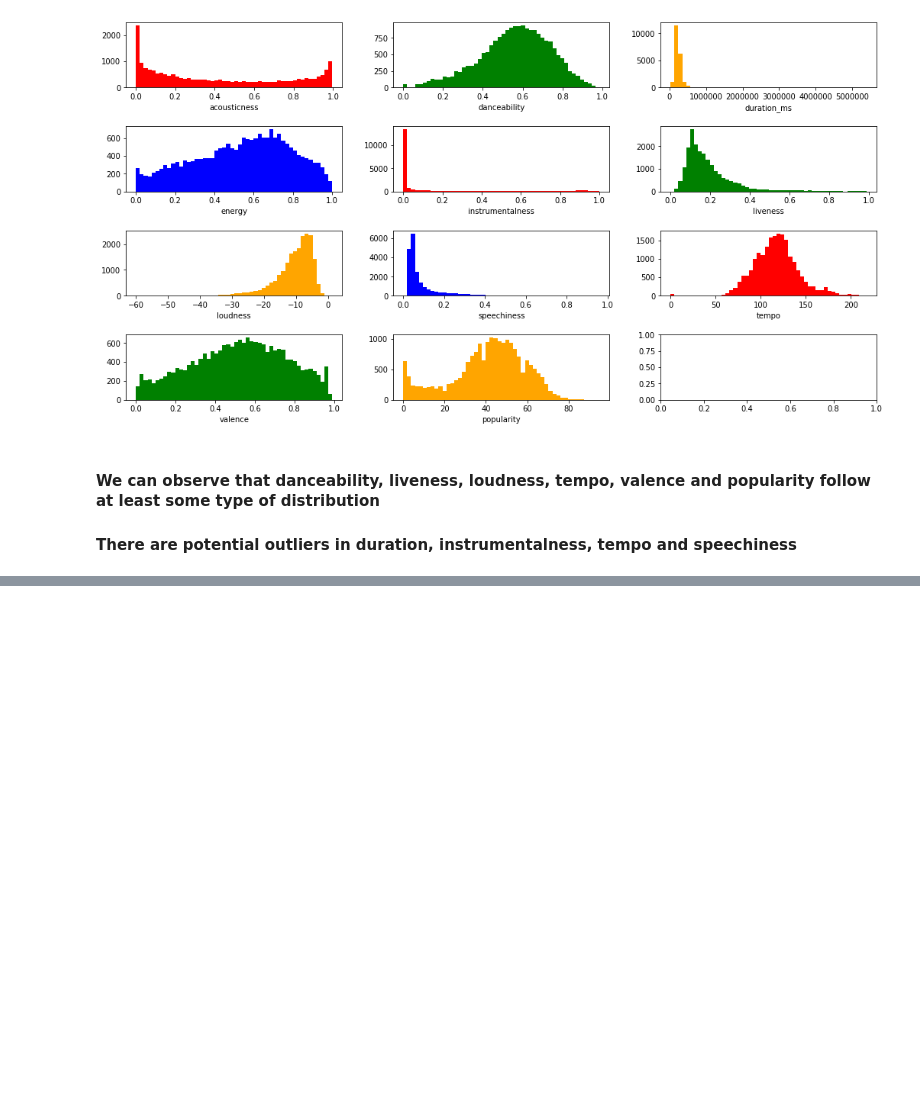
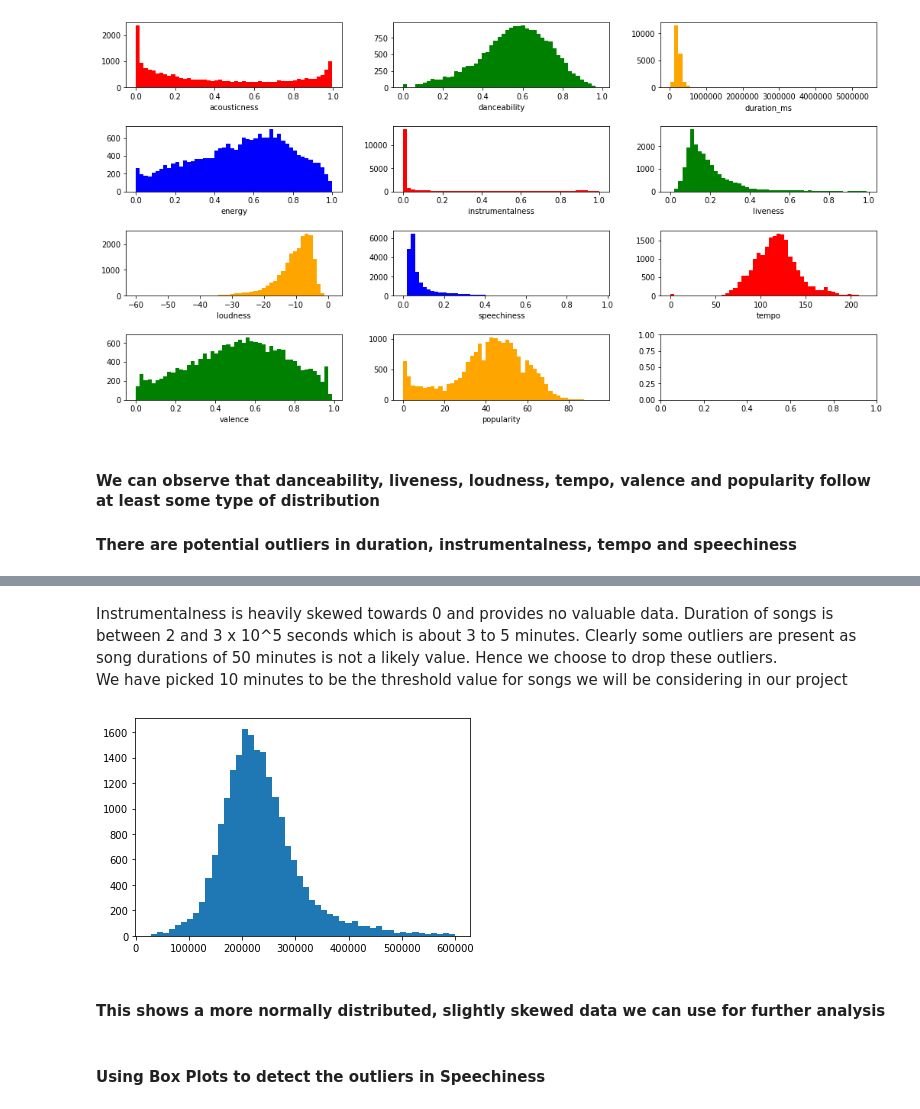
Before and after one commit to swarupa29/Data-science-project-Song-Genre, a Jupyter notebook: Visualisation.ipynb, the cells around one changed output, grey strips where cells are left out. Saved outputs shown, nothing was run; the diff lists cells and outputs as text; code cells hidden in the pictures; blank space fills up the shorter version.

```diff
--- a/Visualisation.ipynb
+++ b/Visualisation.ipynb
@@ -65,0 +78,14 @@ for feature in data.columns:
+# %% [markdown]
+Instrumentalness is heavily skewed towards 0 and provides no valuable data.
+Duration of songs is between 2 and 3 x 10^5 seconds which is about 3 to 5 minutes. Clearly some outliers are present as song durations of 50 minutes is not a likely value. Hence we choose to drop these outliers.
+<br>
+We have picked 10 minutes to be the threshold value for songs we will be considering in our project
+# %%
+DUR_MAX = 6e+05
+outliers = data[data['duration_ms'] > DUR_MAX].index
+data.drop(outliers, inplace=True)
+f, edge, plot = plt.hist(data['duration_ms'],50)
+# %% [output]
+[figure, added]
+# %% [markdown]
+#### This shows a more normally distributed, slightly skewed data we can use for further analysis
@@ -65,0 +95,2 @@ for feature in data.columns:
+# %% [markdown]
+#### Using Box Plots to detect the outliers in Speechiness
```
Also changed, not shown: parts of 12 cells of this notebook.
